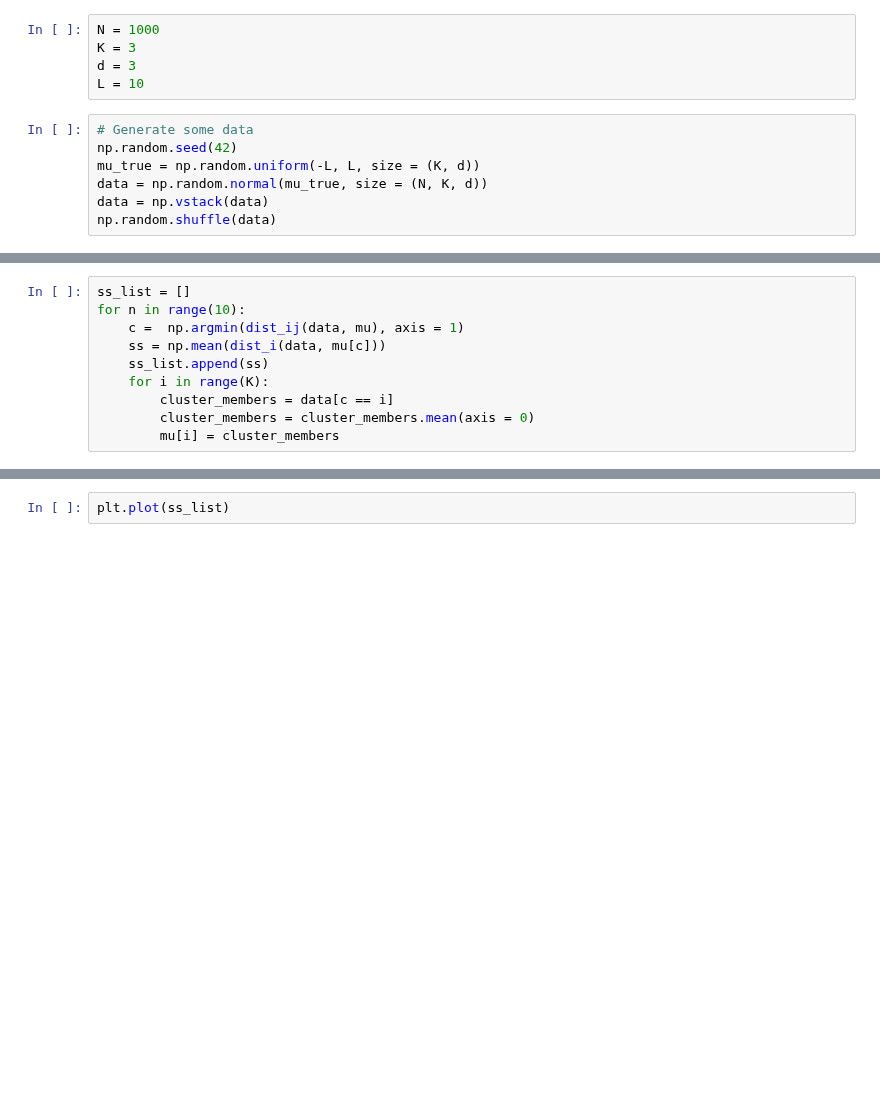
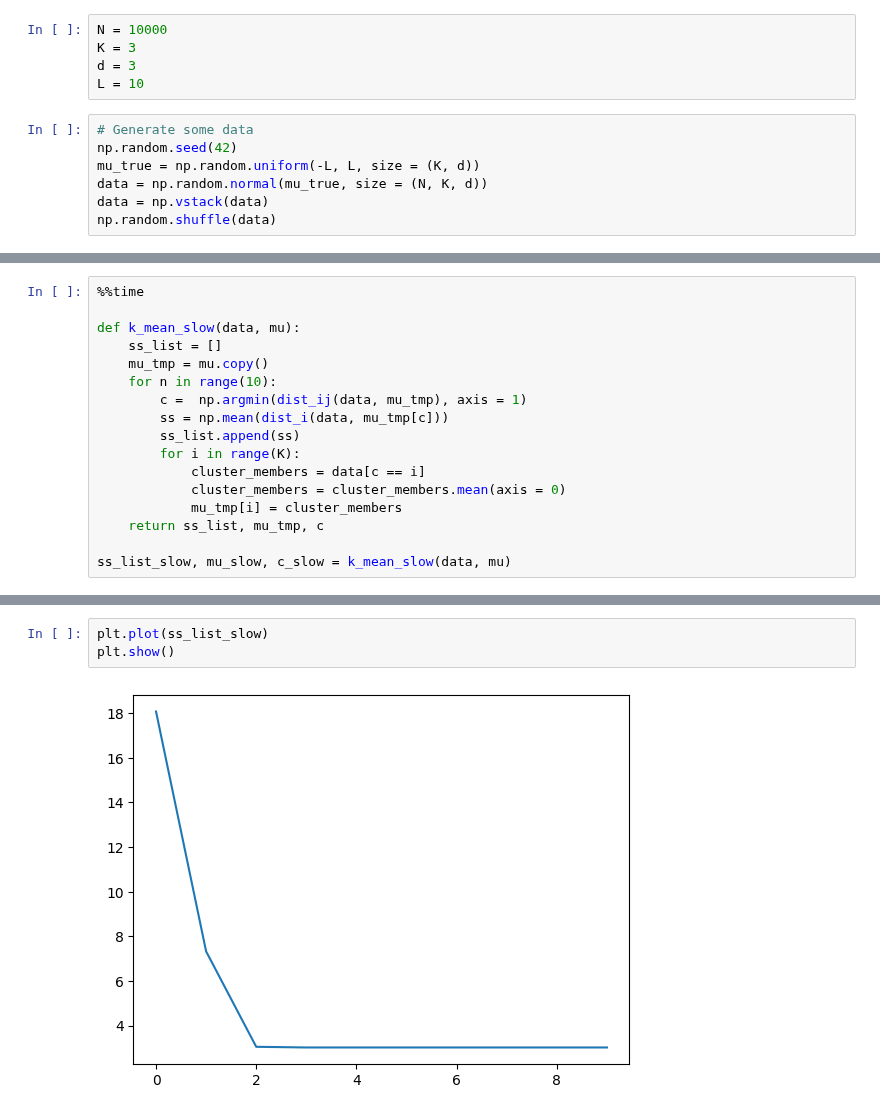
Before and after one commit to zugzvangg/SPC, a Jupyter notebook: numerics/HW1/kmeans.ipynb, the cells around one changed output, grey strips where cells are left out. Cells and saved outputs as stored; diff of their text form; blank space fills up the shorter version.

```diff
--- a/numerics/HW1/kmeans.ipynb
+++ b/numerics/HW1/kmeans.ipynb
@@ -10,7 +10,7 @@ def scatter_plot(data, col=None):
     ax.scatter(data[:,0], data[:,1], data[:,2], s = 0.5, color=col)
     plt.show()
 # %%
-N = 1000
+N = 10000
 K = 3
 d = 3
 L = 10
@@ -45,10 +65,17 @@ def dist_ij(x, mu):
 # %%
-ss_list = []
-for n in range(10):
-    c =  np.argmin(dist_ij(data, mu), axis = 1)
-    ss = np.mean(dist_i(data, mu[c]))
-    ss_list.append(ss)
-    for i in range(K):
-        cluster_members = data[c == i]
-        cluster_members = cluster_members.mean(axis = 0)
-        mu[i] = cluster_members
+%%time
+
+def k_mean_slow(data, mu):
+    ss_list = []
+    mu_tmp = mu.copy()
+    for n in range(10):
+        c =  np.argmin(dist_ij(data, mu_tmp), axis = 1)
+        ss = np.mean(dist_i(data, mu_tmp[c]))
+        ss_list.append(ss)
+        for i in range(K):
+            cluster_members = data[c == i]
+            cluster_members = cluster_members.mean(axis = 0)
+            mu_tmp[i] = cluster_members
+    return ss_list, mu_tmp, c
+
+ss_list_slow, mu_slow, c_slow = k_mean_slow(data, mu)
@@ -55,4 +85,7 @@ for n in range(10):
 # %%
-plt.plot(ss_list)
+plt.plot(ss_list_slow)
+plt.show()
+# %% [output]
+[figure, added]
 # %%
 colors = np.array([plt.cm.cool(i/(K-1)) for i in range(K)])
```
Also changed, not shown: parts of 9 cells of this notebook.
